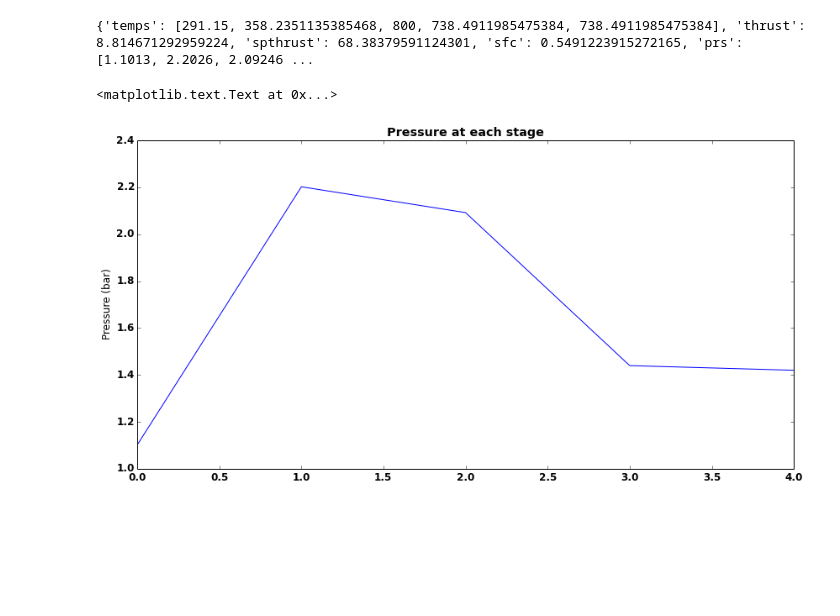
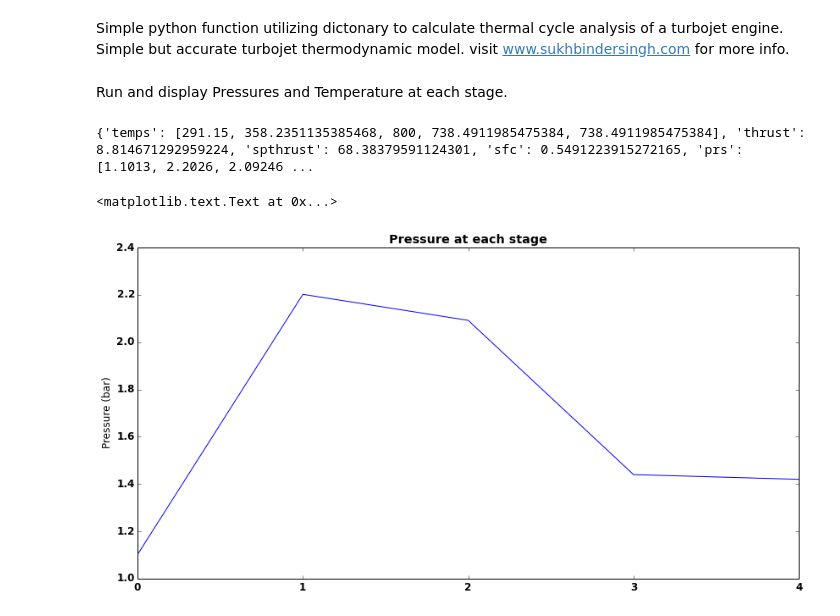
Before and after one commit to sukhbinder/ToyTurbojet, a Jupyter notebook: ToyTurbojet.ipynb, the cells around one changed output. Drawn from its saved outputs; the diff is of its cells as text; code cells hidden in the pictures; blank space fills up the shorter version.

```diff
--- a/ToyTurbojet.ipynb
+++ b/ToyTurbojet.ipynb
@@ -1 +3,3 @@
+# %% [markdown]
+Simple python function utilizing dictonary to calculate thermal cycle analysis of a turbojet engine. Simple but accurate turbojet thermodynamic model. visit www.sukhbindersingh.com for more info.
 # %%
@@ -109,16 +107,18 @@ def toyturbojet(prgcon):
     return result
 
 #print p01,p02,p03,p04,p05,t01,t02,t03,t04,t05,thst,ssp,sfc
+# %% [markdown]
+Run and display Pressures and Temperature at each stage.
 # %%
 res=toyturbojet(prgcon)
 print res
-#plt.plot(res["temps"])
 plt.plot(res["prs"])
+plt.xticks([0,1,2,3,4])
 plt.title("Pressure at each stage ")
 plt.ylabel("Pressure (bar)")
 # %% [output]
 {'temps': [291.15, 358.2351135385468, 800, 738.4911985475384, 738.4911985475384], 'thrust': 8.814671292959224, 'spthrust': 68.38379591124301, 'sfc': 0.5491223915272165, 'prs': [1.1013, 2.2026, 2.09246 ...
 <matplotlib.text.Text at 0x...>
-[figure, old version]
+[figure, new version]
 # %%
 plt.plot(res["temps"])
```
Also changed, not shown: parts of 6 cells of this notebook.
